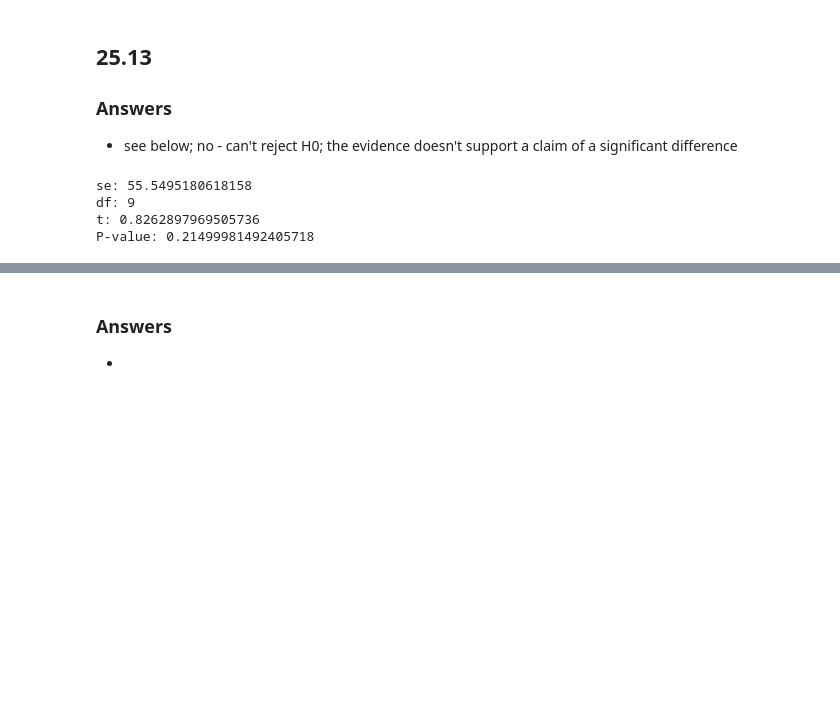
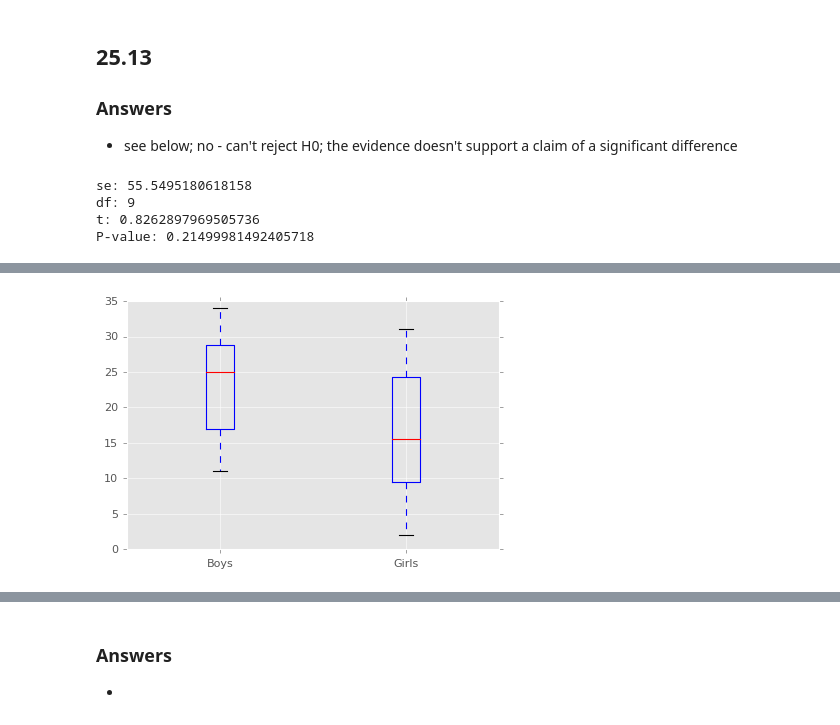
Before and after one commit to rickhaffey/stats-dvb, a Jupyter notebook: exercises/Chapter 25 - Exercises.ipynb, the cells around one changed output, grey strips where cells are left out. Drawn from its saved outputs; the diff is of its cells as text; code cells hidden in the pictures; blank space fills up the shorter version.

```diff
--- a/exercises/Chapter 25 - Exercises.ipynb
+++ b/exercises/Chapter 25 - Exercises.ipynb
@@ -82,0 +176,4 @@ P-value: 0.21499981492405718
+# %%
+#!cat ../data/Push-ups_1.txt
+data = pd.read_table("../data/Push-ups_1.txt")
+data.head()
@@ -82,0 +187,4 @@ P-value: 0.21499981492405718
+# %%
+plt.boxplot([data.Boys, data.Girls], labels=["Boys", "Girls"]);
+# %% [output]
+[figure, added]
```
Also changed, not shown: parts of 19 cells of this notebook.
